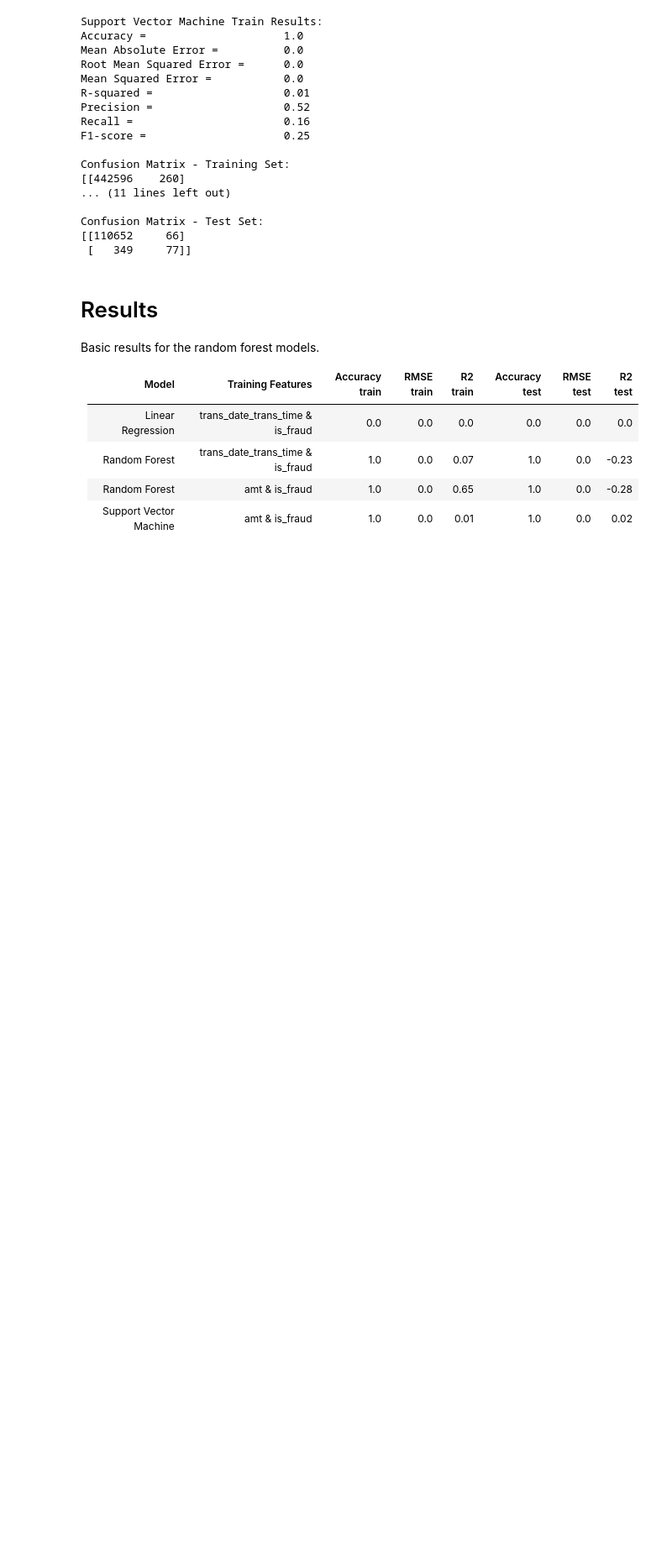
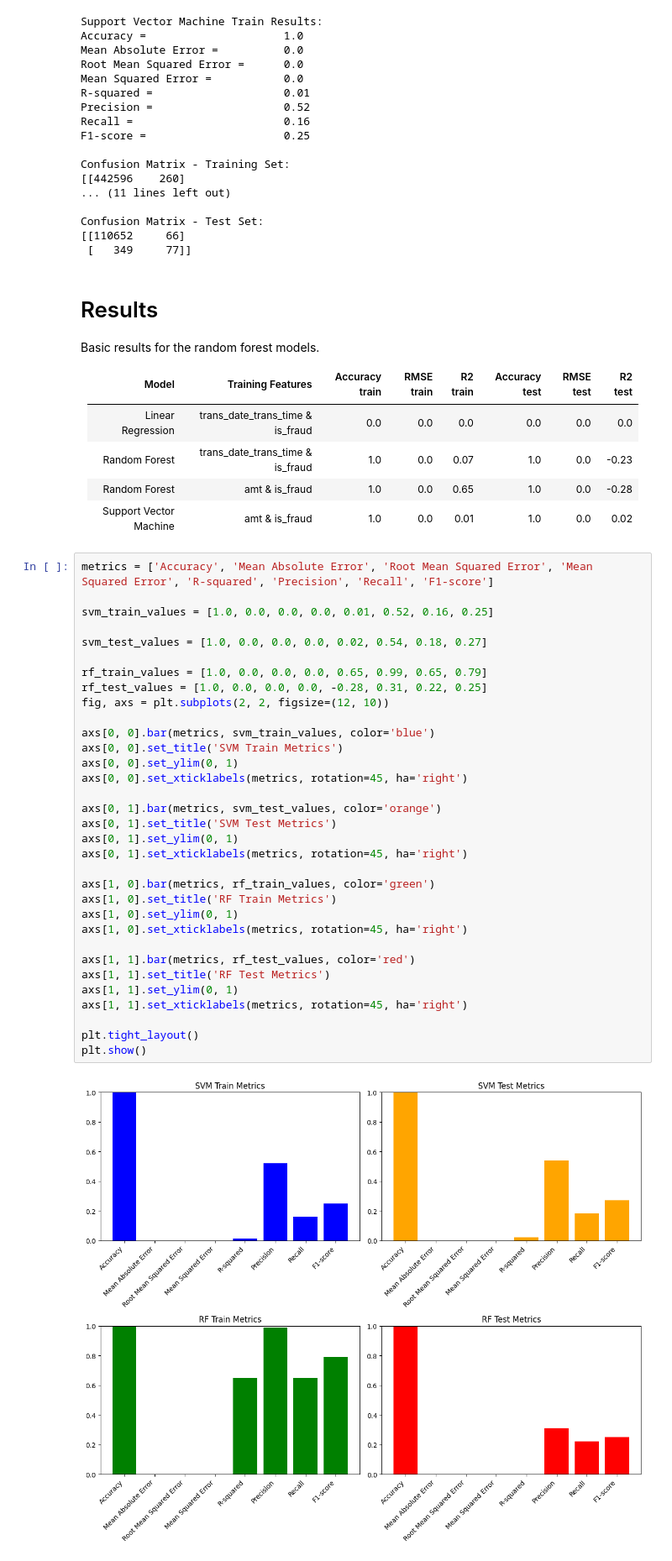
Before and after one commit to MichaelPogue/Northwest-Missouri-State-University, a Jupyter notebook: DATA ANALYTICS CAPSTONE 80SU23/capstone_project.ipynb, the cells around one changed output. Shown at 84% size. Cells and saved outputs as stored; diff of their text form; blank space fills up the shorter version.

```diff
--- a/DATA ANALYTICS CAPSTONE 80SU23/capstone_project.ipynb
+++ b/DATA ANALYTICS CAPSTONE 80SU23/capstone_project.ipynb
@@ -375,3 +375,38 @@ Basic results for the random forest models.
 |Random Forest|trans_date_trans_time & is_fraud|1.0|0.0|0.07|1.0|0.0|-0.23|
 |Random Forest|amt & is_fraud|1.0|0.0|0.65|1.0|0.0|-0.28|
 |Support Vector Machine|amt & is_fraud|1.0|0.0|0.01|1.0|0.0|0.02|
+# %%
+metrics = ['Accuracy', 'Mean Absolute Error', 'Root Mean Squared Error', 'Mean Squared Error', 'R-squared', 'Precision', 'Recall', 'F1-score']
+
+svm_train_values = [1.0, 0.0, 0.0, 0.0, 0.01, 0.52, 0.16, 0.25]
+
+svm_test_values = [1.0, 0.0, 0.0, 0.0, 0.02, 0.54, 0.18, 0.27]
+
+rf_train_values = [1.0, 0.0, 0.0, 0.0, 0.65, 0.99, 0.65, 0.79]
+rf_test_values = [1.0, 0.0, 0.0, 0.0, -0.28, 0.31, 0.22, 0.25]
+fig, axs = plt.subplots(2, 2, figsize=(12, 10))
+
+axs[0, 0].bar(metrics, svm_train_values, color='blue')
+axs[0, 0].set_title('SVM Train Metrics')
+axs[0, 0].set_ylim(0, 1)
+axs[0, 0].set_xticklabels(metrics, rotation=45, ha='right')
+
+axs[0, 1].bar(metrics, svm_test_values, color='orange')
+axs[0, 1].set_title('SVM Test Metrics')
+axs[0, 1].set_ylim(0, 1)
+axs[0, 1].set_xticklabels(metrics, rotation=45, ha='right')
+
+axs[1, 0].bar(metrics, rf_train_values, color='green')
+axs[1, 0].set_title('RF Train Metrics')
+axs[1, 0].set_ylim(0, 1)
+axs[1, 0].set_xticklabels(metrics, rotation=45, ha='right')
+
+axs[1, 1].bar(metrics, rf_test_values, color='red')
+axs[1, 1].set_title('RF Test Metrics')
+axs[1, 1].set_ylim(0, 1)
+axs[1, 1].set_xticklabels(metrics, rotation=45, ha='right')
+
+plt.tight_layout()
+plt.show()
+# %% [output]
+[figure, added]
```
Also changed, not shown: parts of 1 cell of this notebook.
